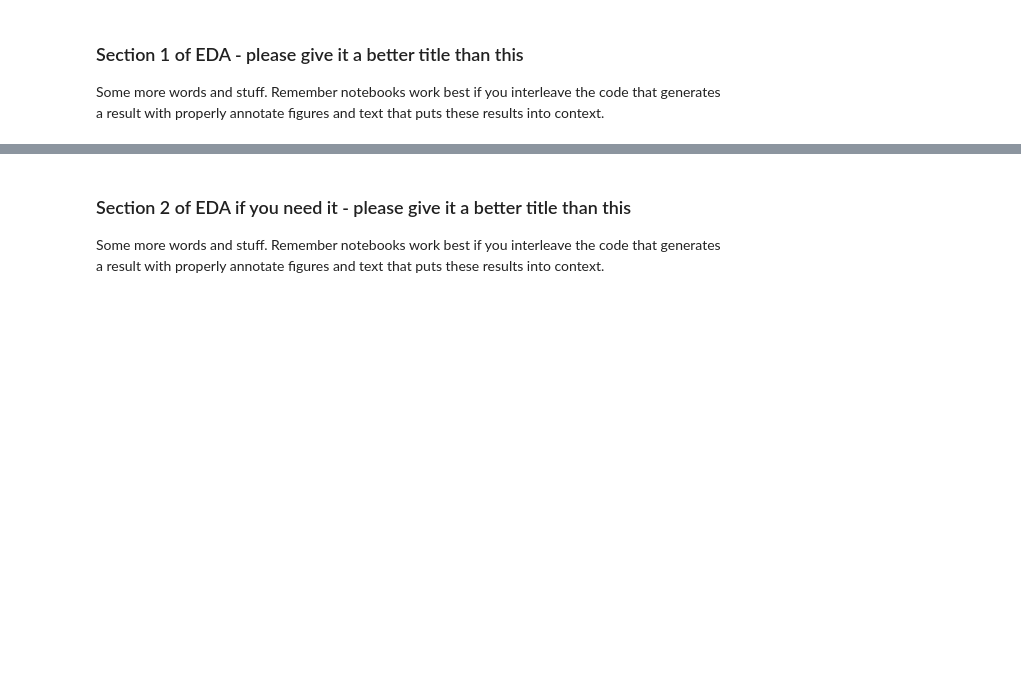
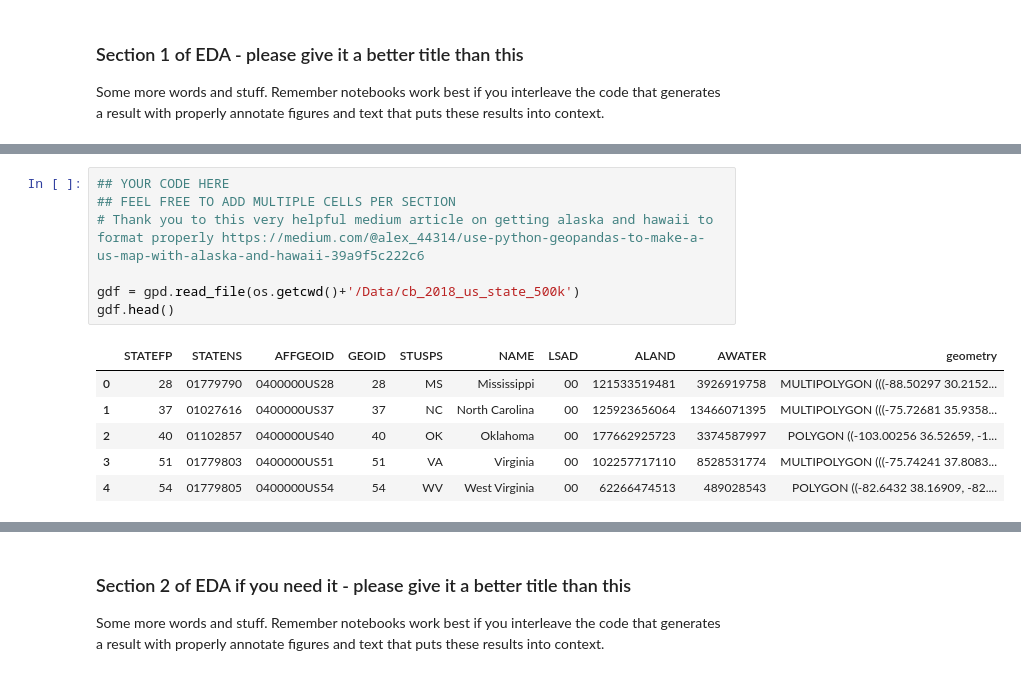
Before and after one commit to hamzahmansuri/university-admissions-analysis, a Jupyter notebook: EDACheckpoint_Group059_SP25.ipynb, the cells around one changed output, grey strips where cells are left out. Drawn from its saved outputs; the diff is of its cells as text; blank space fills up the shorter version.

```diff
--- a/EDACheckpoint_Group059_SP25.ipynb
+++ b/EDACheckpoint_Group059_SP25.ipynb
@@ -197,0 +212,14 @@ Some more words and stuff.  Remember notebooks work best if you interleave the c
+# %%
+## YOUR CODE HERE
+## FEEL FREE TO ADD MULTIPLE CELLS PER SECTION
+# Thank you to this very helpful medium article on getting alaska and hawaii to format properly https://medium.com/@alex_44314/use-python-geopandas-to-make-a-us-map-with-alaska-and-hawaii-39a9f5c222c6
+
+gdf = gpd.read_file(os.getcwd()+'/Data/cb_2018_us_state_500k')
+gdf.head()
+# %% [output]
+|  | STATEFP | STATENS | AFFGEOID | GEOID | STUSPS | NAME | LSAD | ALAND | AWATER | geometry |
+| 0 | 28 | 01779790 | 0400000US28 | 28 | MS | Mississippi | 00 | 121533519481 | 3926919758 | MULTIPOLYGON (((-88.50297 30.2152... |
+| 1 | 37 | 01027616 | 0400000US37 | 37 | NC | North Carolina | 00 | 125923656064 | 13466071395 | MULTIPOLYGON (((-75.72681 35.9358... |
+| 2 | 40 | 01102857 | 0400000US40 | 40 | OK | Oklahoma | 00 | 177662925723 | 3374587997 | POLYGON ((-103.00256 36.52659, -1... |
+| 3 | 51 | 01779803 | 0400000US51 | 51 | VA | Virginia | 00 | 102257717110 | 8528531774 | MULTIPOLYGON (((-75.74241 37.8083... |
+| 4 | 54 | 01779805 | 0400000US54 | 54 | WV | West Virginia | 00 | 62266474513 | 489028543 | POLYGON ((-82.6432 38.16909, -82.... |
```
Also changed, not shown: parts of 10 cells of this notebook, 7 other files.
